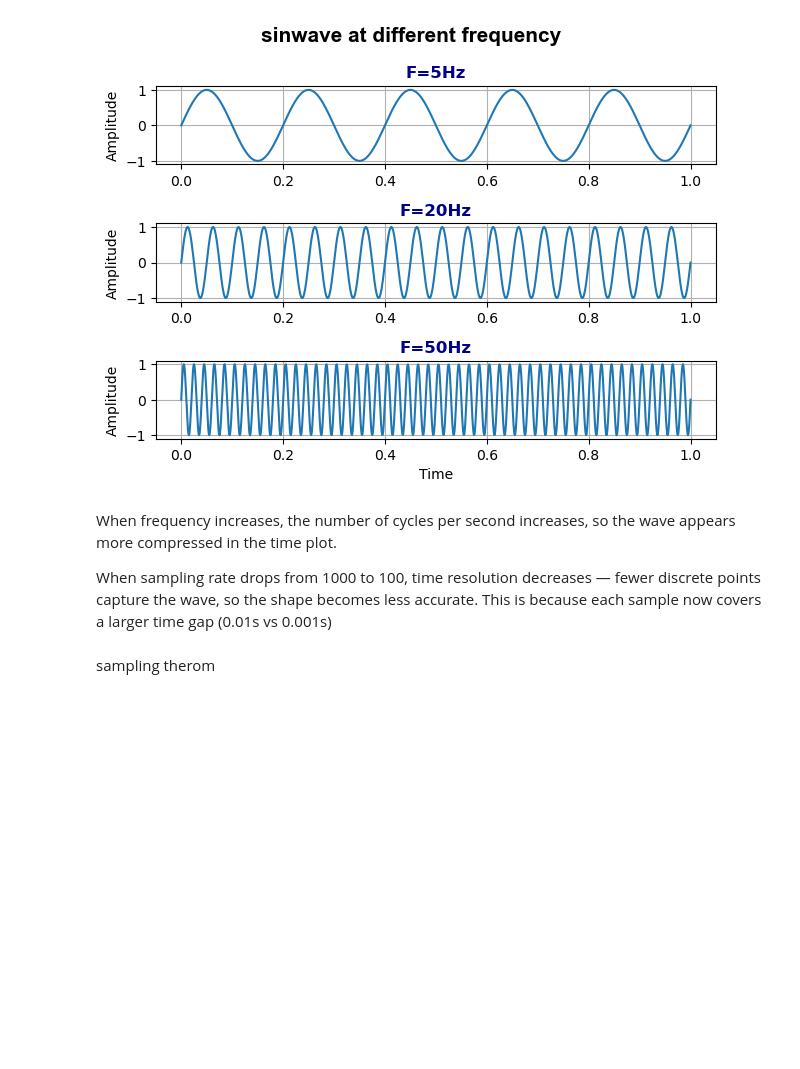
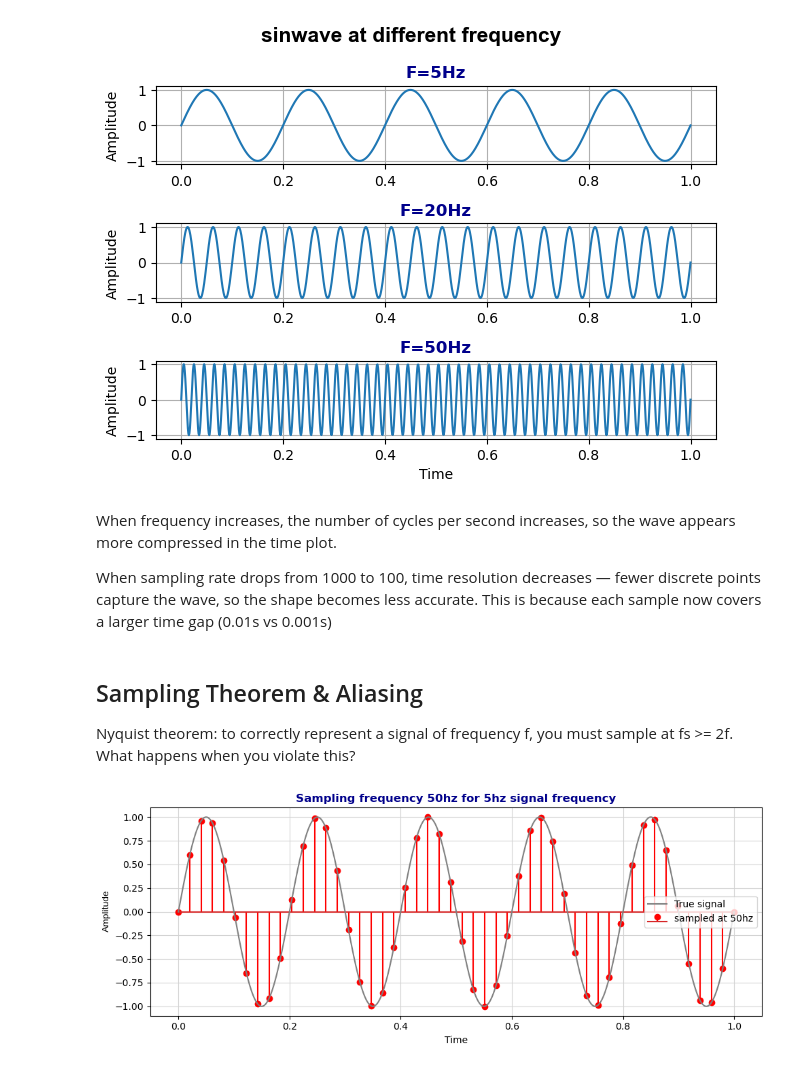
Before and after one commit to santhoshrk08/dsp_learning, a Jupyter notebook: Signal_basics.ipynb, the cells around one changed output. Drawn from its saved outputs; the diff is of its cells as text; code cells hidden in the pictures; blank space fills up the shorter version.

Commit message:
Nyquist theorem, aliasing demonstration, ECG sampling context

```diff
--- a/Signal_basics.ipynb
+++ b/Signal_basics.ipynb
@@ -46,4 +46,30 @@ When sampling rate drops from 1000 to 100, time resolution decreases —
 fewer discrete points capture the wave, so the shape becomes less accurate.
 This is because each sample now covers a larger time gap (0.01s vs 0.001s)
 # %% [markdown]
-sampling therom
+## Sampling Theorem & Aliasing
+Nyquist theorem: to correctly represent a signal of frequency f,
+you must sample at fs >= 2f.
+What happens when you violate this?
+# %%
+fs=5           # Signal frequency 5Hz
+fm=50          # Sampling frequency >= signal frequency
+t=np.linspace(0,1,fm)       # x-axis
+y=np.sin(2*np.pi*t*fs)      #y-axis
+
+# True signal for comparision
+t1=np.linspace(0,1,1000)
+y1=np.sin(2*np.pi*t1*fs)
+
+#ploting
+plt.figure(figsize=(10,4))
+plt.stem(t,y,markerfmt="ro",linefmt="r",label=f"sampled at {fm}hz")       #ploting sampling frequency wave
+plt.plot(t1,y1,color="grey",label="True signal")     #ploting true frequency wave
+plt.xlabel("Time")
+plt.ylabel("Amplitude",fontname='Arial')
+plt.title(f"Sampling frequency {fm}hz for {fs}hz signal frequency",weight="bold",color="darkblue")
+plt.tight_layout()
+plt.legend()
+plt.grid(True,color="lightgrey")
+plt.show()
+# %% [output]
+[figure, added]
```
Also changed, not shown: parts of 3 cells of this notebook, 1 other file.
